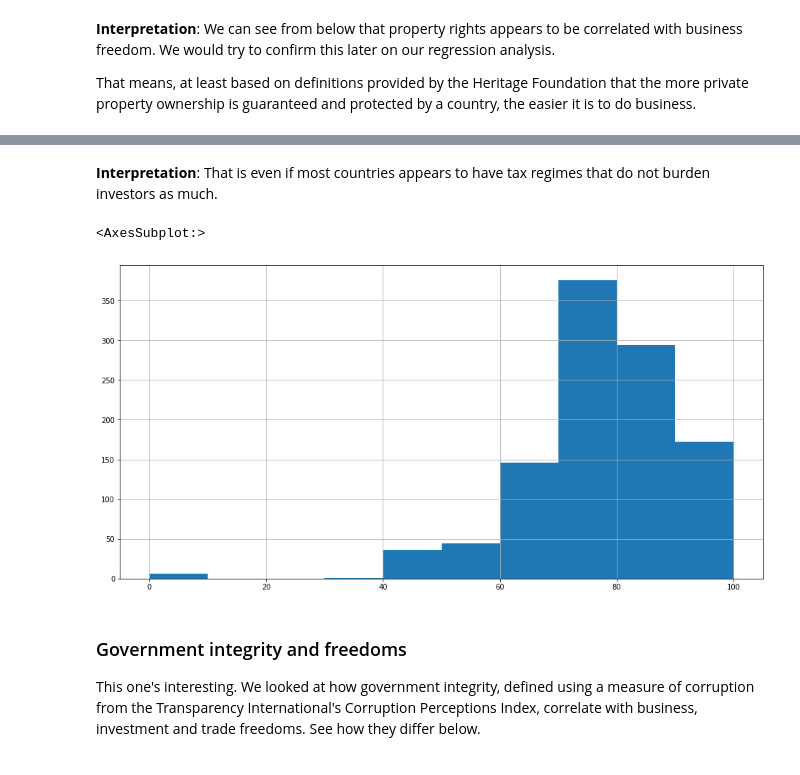
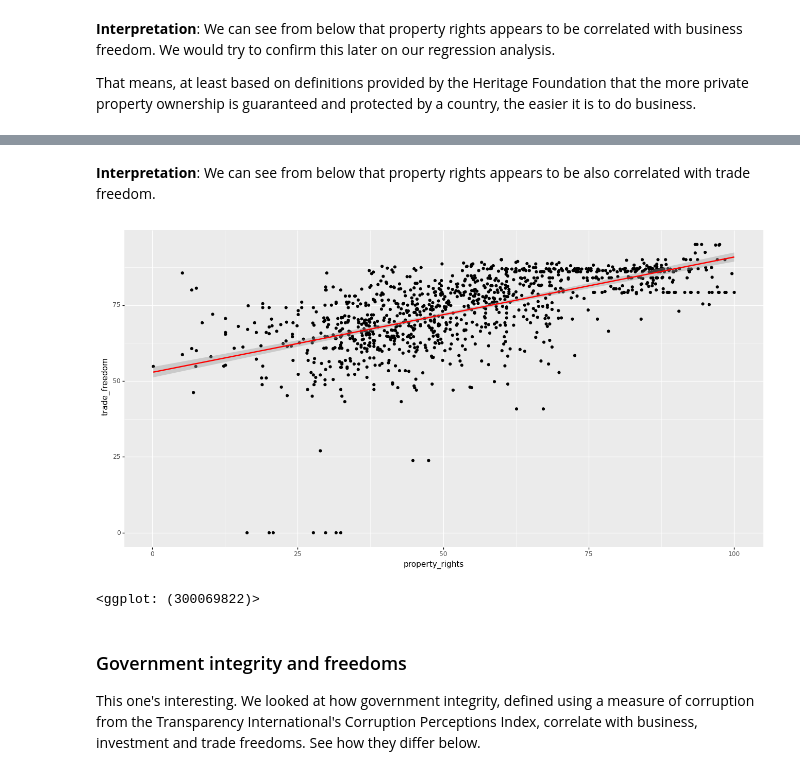
Before and after one commit to pmagtulis/practice-notebooks, a Jupyter notebook: regressions-eda.ipynb, the cells around one changed output, grey strips where cells are left out. Drawn from its saved outputs; the diff is of its cells as text; code cells hidden in the pictures.

```diff
--- a/regressions-eda.ipynb
+++ b/regressions-eda.ipynb
@@ -166,10 +151,16 @@ That means, at least based on definitions provided by the Heritage Foundation th
-# %% [markdown]
-**Interpretation**: That is even if most countries appears to have tax regimes that do not burden investors as much.
-# %%
-df.tax_burden.hist(figsize=(16,8))
-# %% [output]
-<AxesSubplot:>
-[figure, removed]
+# %% [markdown]
+**Interpretation**: We can see from below that property rights appears to be also correlated with trade freedom.
+# %%
+(
+    ggplot(df, aes(x='property_rights', y='trade_freedom')) +
+        geom_point() +
+        geom_smooth(method='lm', color='red') +
+        #facet_wrap('variable', scales='free_x') +
+        theme(figure_size=(16,8))
+)
+# %% [output]
+[figure, added]
+<ggplot: (300069822)>
 # %% [markdown]
 ### Government integrity and freedoms
 
```
Also changed, not shown: parts of 37 cells of this notebook.
